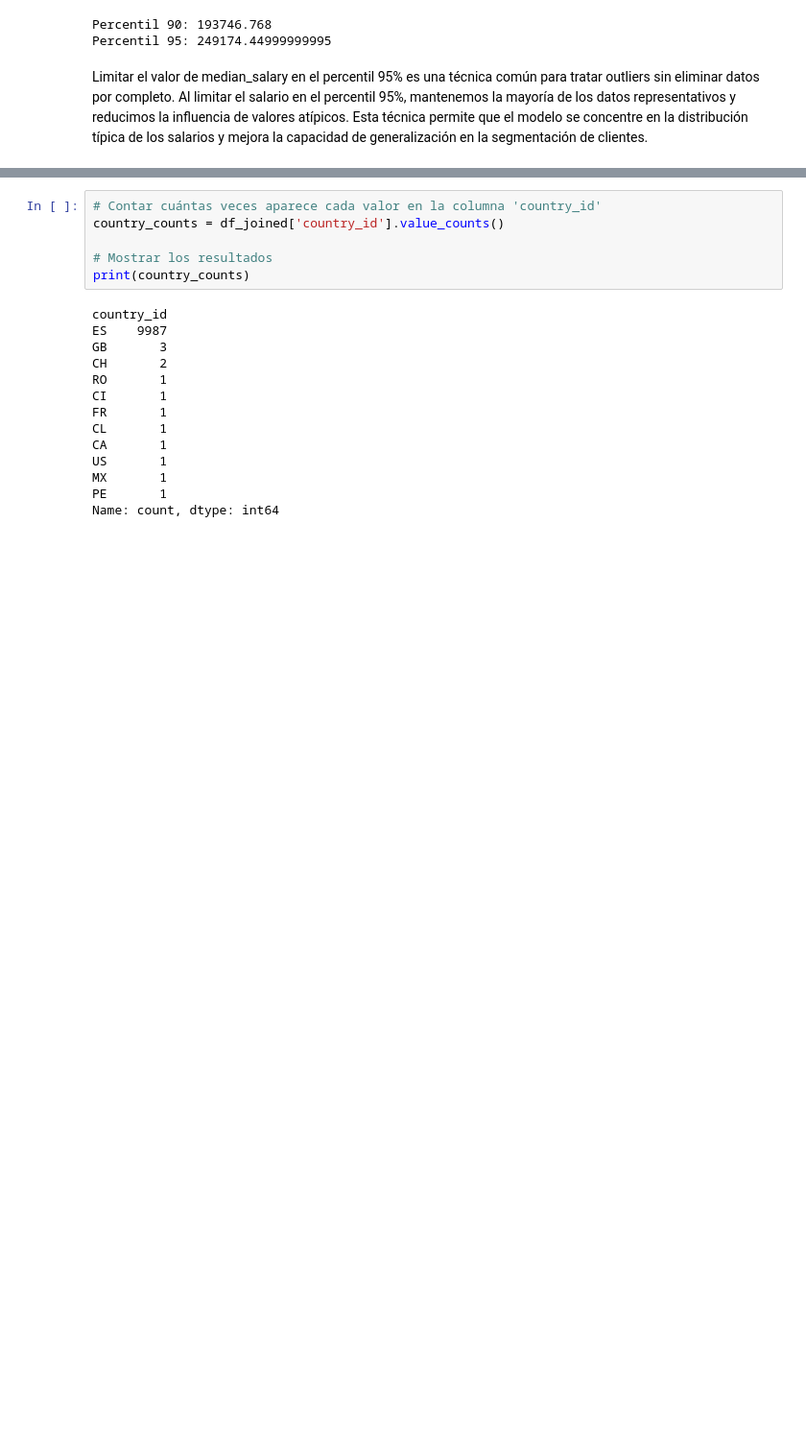
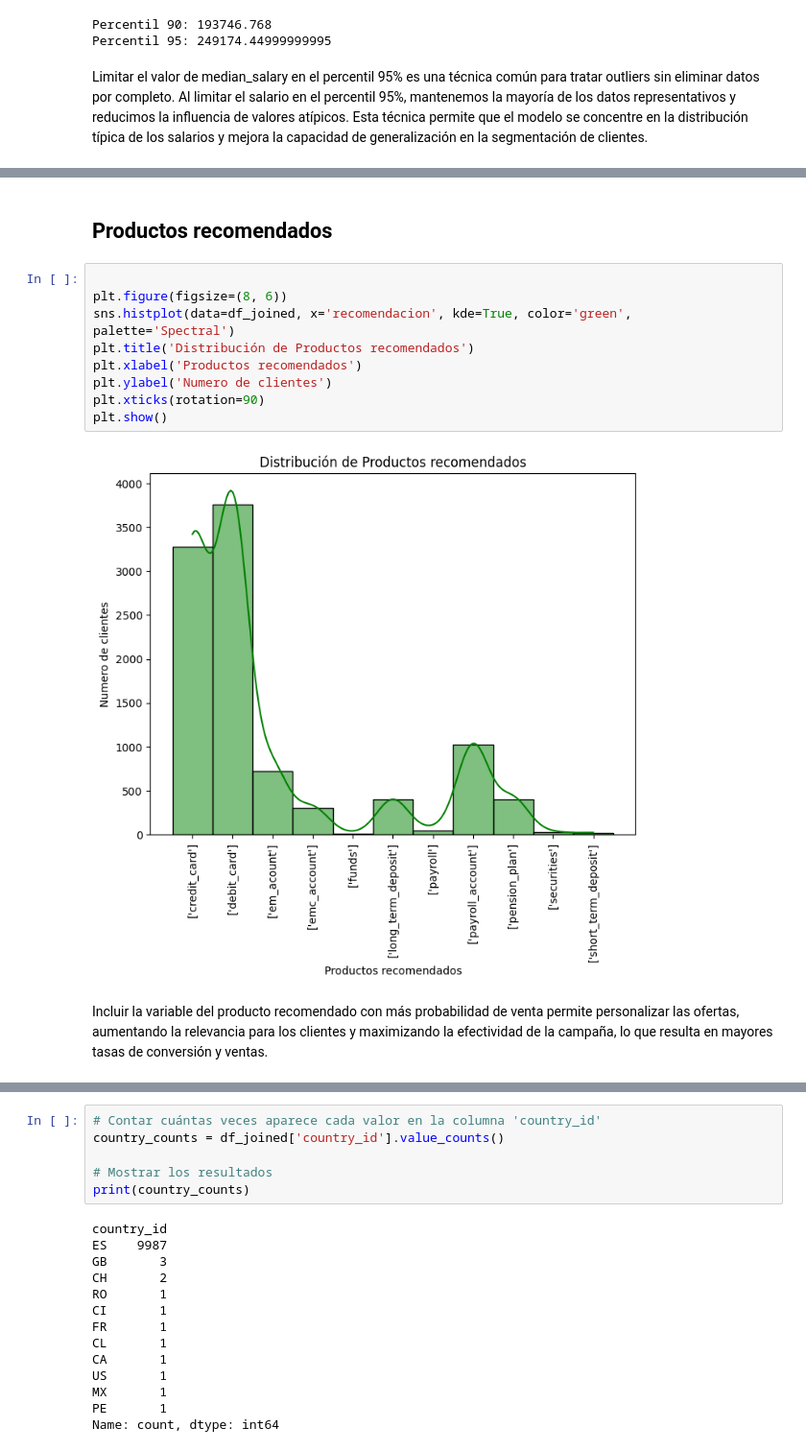
Before and after one commit to jascicz/easy_money_Project, a Jupyter notebook: Tarea_4_Personalizacion/Personalizacion.ipynb, the cells around one changed output, grey strips where cells are left out. Shown at 96% size. Cells and saved outputs as stored; diff of their text form; blank space fills up the shorter version.

```diff
--- a/Tarea_4_Personalizacion/Personalizacion.ipynb
+++ b/Tarea_4_Personalizacion/Personalizacion.ipynb
@@ -329,6 +356,22 @@ plt.xticks(rotation=90)
 plt.show()
 # %% [output]
 [figure]
+# %% [markdown]
+## Productos recomendados
+# %%
+
+plt.figure(figsize=(8, 6))
+sns.histplot(data=df_joined, x='recomendacion', kde=True, color='green', palette='Spectral')
+plt.title('Distribución de Productos recomendados')
+plt.xlabel('Productos recomendados')
+plt.ylabel('Numero de clientes')
+plt.xticks(rotation=90)
+plt.show()
+# %% [output]
+[figure, added]
+# %% [markdown]
+
+Incluir la variable del producto recomendado con más probabilidad de venta permite personalizar las ofertas, aumentando la relevancia para los clientes y maximizando la efectividad de la campaña, lo que resulta en mayores tasas de conversión y ventas.
 # %%
 df_joined
 # %% [output]
```
Also changed, not shown: parts of 59 cells of this notebook.
